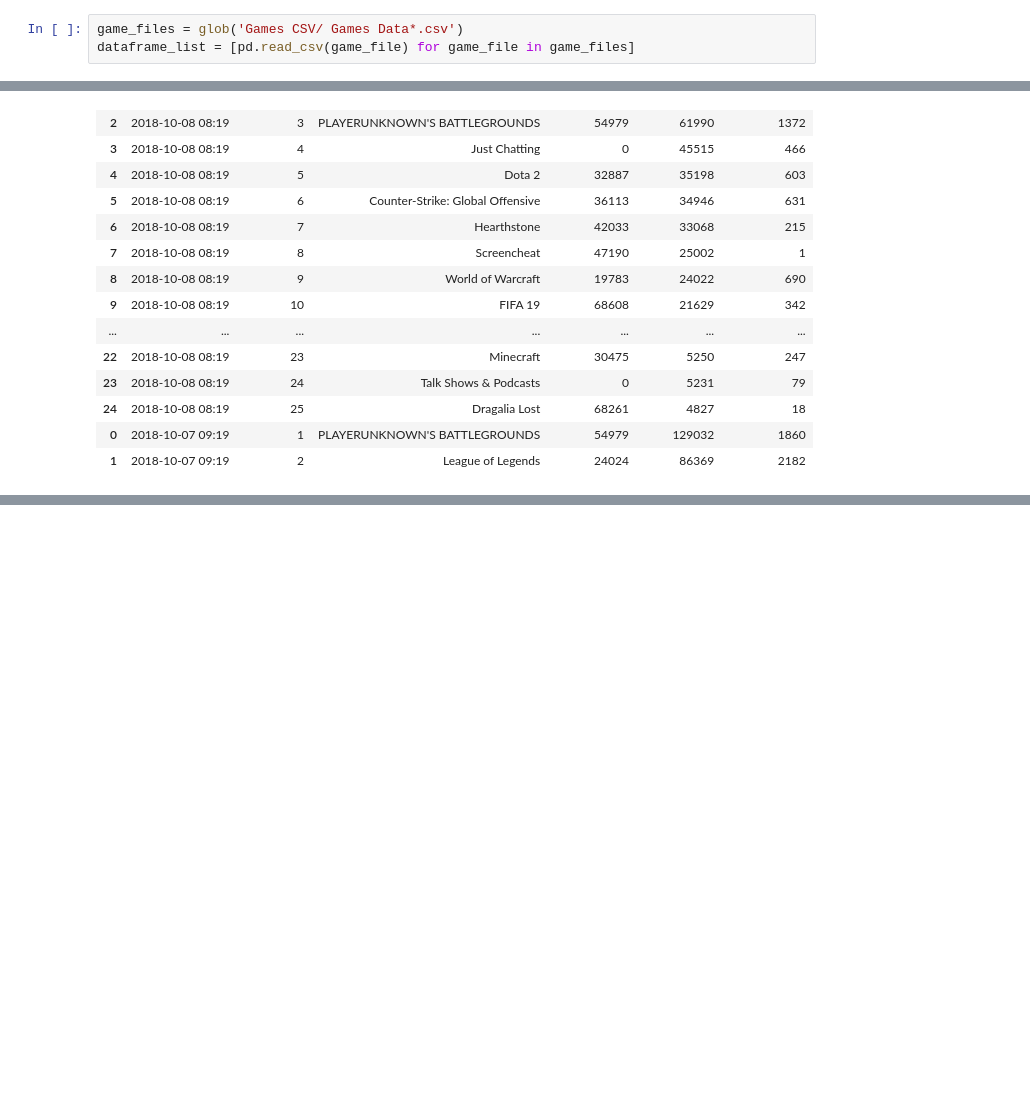
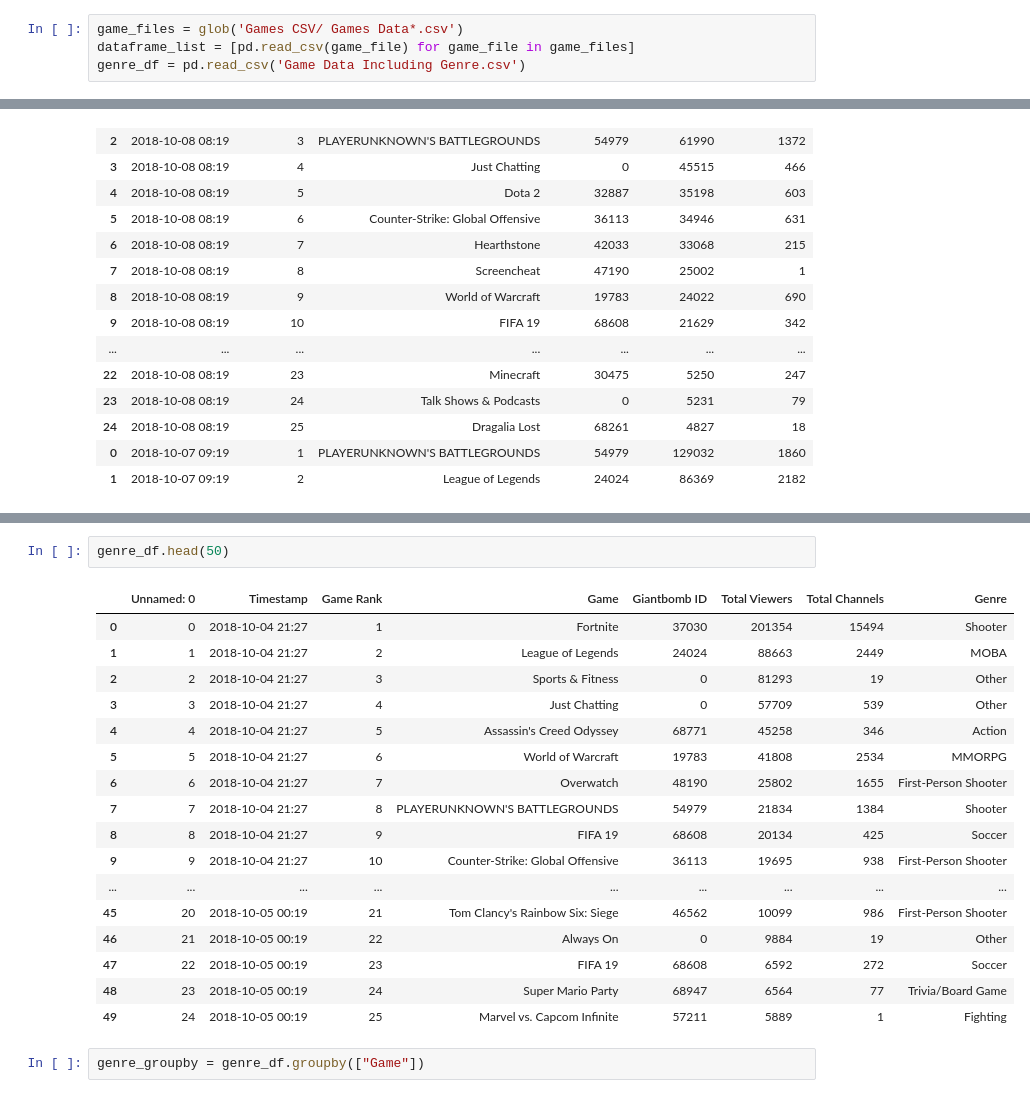
Before and after one commit to mbhimasani/Twitch_Analysis, a Jupyter notebook: streamers_vs_viewers.ipynb, the cells around one changed output, grey strips where cells are left out. Drawn from its saved outputs; the diff is of its cells as text; blank space fills up the shorter version.

```diff
--- a/streamers_vs_viewers.ipynb
+++ b/streamers_vs_viewers.ipynb
@@ -6,4 +6,5 @@ from glob import glob
 # %%
 game_files = glob('Games CSV/ Games Data*.csv')
 dataframe_list = [pd.read_csv(game_file) for game_file in game_files]
+genre_df = pd.read_csv('Game Data Including Genre.csv')
 # %%
@@ -118,4 +129,26 @@ fig.set_size_inches(18.5, 10.5)
 plt.show()
 # %% [output]
 [figure]
+# %%
+genre_df.head(50)
+# %% [output]
+|  | Unnamed: 0 | Timestamp | Game Rank | Game | Giantbomb ID | Total Viewers | Total Channels | Genre |
+| 0 | 0 | 2018-10-04 21:27 | 1 | Fortnite | 37030 | 201354 | 15494 | Shooter |
+| 1 | 1 | 2018-10-04 21:27 | 2 | League of Legends | 24024 | 88663 | 2449 | MOBA |
+| 2 | 2 | 2018-10-04 21:27 | 3 | Sports & Fitness | 0 | 81293 | 19 | Other |
+| 3 | 3 | 2018-10-04 21:27 | 4 | Just Chatting | 0 | 57709 | 539 | Other |
+| 4 | 4 | 2018-10-04 21:27 | 5 | Assassin's Creed Odyssey | 68771 | 45258 | 346 | Action |
+| 5 | 5 | 2018-10-04 21:27 | 6 | World of Warcraft | 19783 | 41808 | 2534 | MMORPG |
+| 6 | 6 | 2018-10-04 21:27 | 7 | Overwatch | 48190 | 25802 | 1655 | First-Person Shooter |
+| 7 | 7 | 2018-10-04 21:27 | 8 | PLAYERUNKNOWN'S BATTLEGROUNDS | 54979 | 21834 | 1384 | Shooter |
+| 8 | 8 | 2018-10-04 21:27 | 9 | FIFA 19 | 68608 | 20134 | 425 | Soccer |
+| 9 | 9 | 2018-10-04 21:27 | 10 | Counter-Strike: Global Offensive | 36113 | 19695 | 938 | First-Person Shooter |
+| ... | ... | ... | ... | ... | ... | ... | ... | ... |
+| 45 | 20 | 2018-10-05 00:19 | 21 | Tom Clancy's Rainbow Six: Siege | 46562 | 10099 | 986 | First-Person Shooter |
+| 46 | 21 | 2018-10-05 00:19 | 22 | Always On | 0 | 9884 | 19 | Other |
+| 47 | 22 | 2018-10-05 00:19 | 23 | FIFA 19 | 68608 | 6592 | 272 | Soccer |
+| 48 | 23 | 2018-10-05 00:19 | 24 | Super Mario Party | 68947 | 6564 | 77 | Trivia/Board Game |
+| 49 | 24 | 2018-10-05 00:19 | 25 | Marvel vs. Capcom Infinite | 57211 | 5889 | 1 | Fighting |
+# %%
+genre_groupby = genre_df.groupby(["Game"])
 # %%
```
Also changed, not shown: parts of 9 cells of this notebook, 9 other files.
